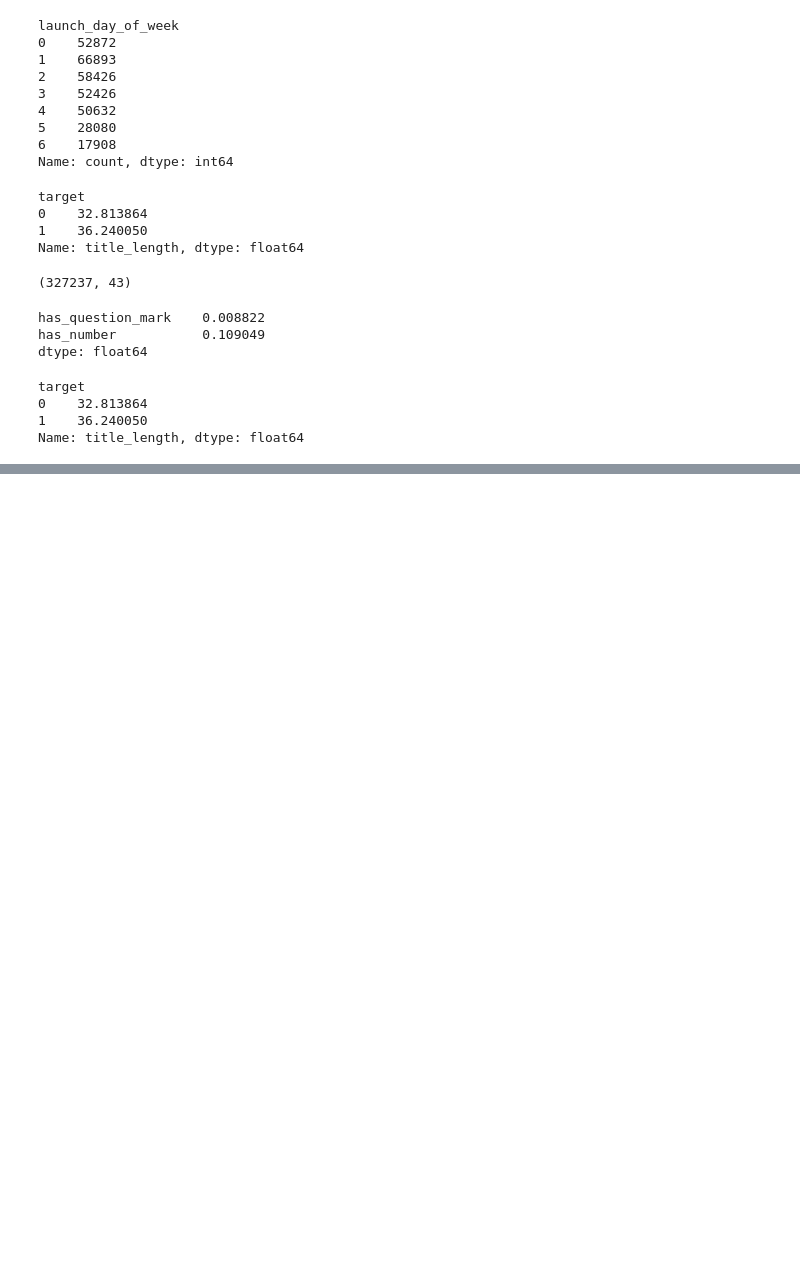
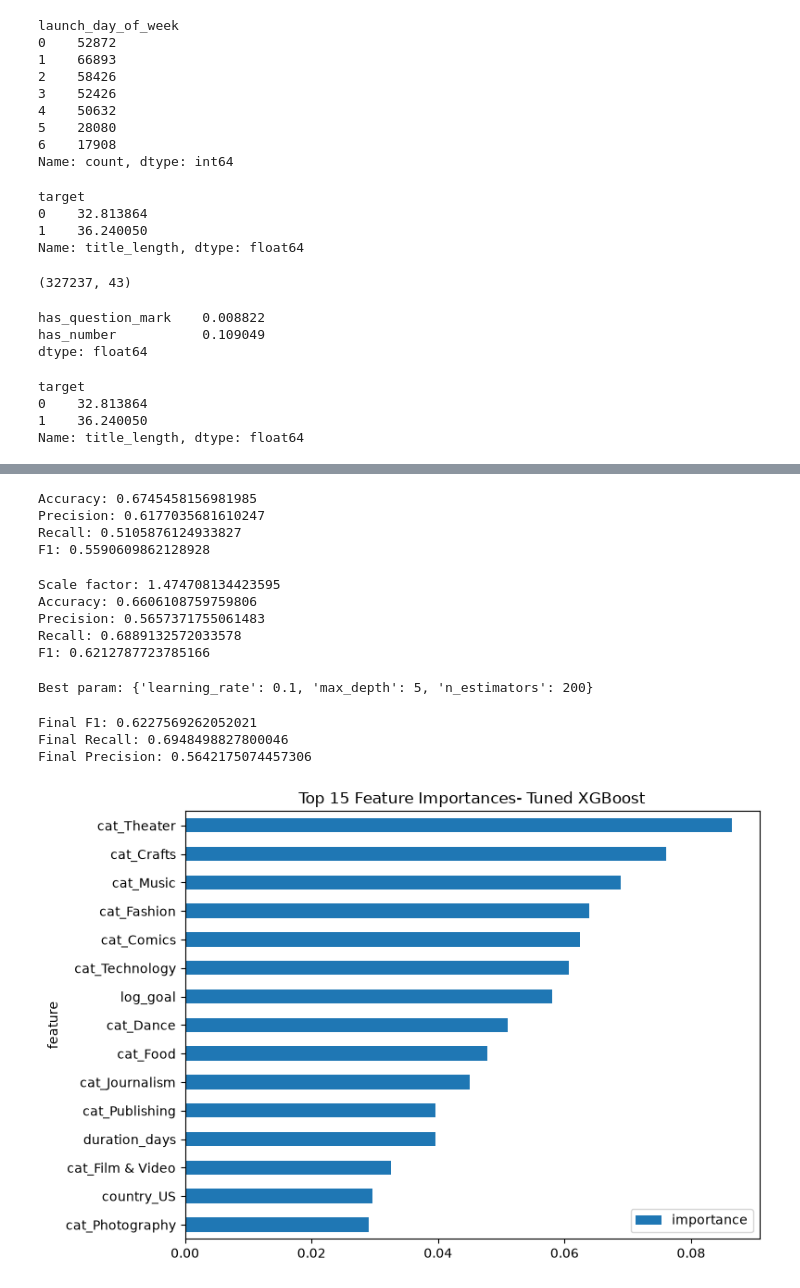
Before and after one commit to Soumya-205/WillItFund, a Jupyter notebook: notebooks/01_explorarion.ipynb, the cells around one changed output, grey strips where cells are left out. Cells and saved outputs as stored; diff of their text form; code cells hidden in the pictures; blank space fills up the shorter version.

Commit message:
final README with inline plots, project complete - final model F1=0.623

```diff
--- a/notebooks/01_explorarion.ipynb
+++ b/notebooks/01_explorarion.ipynb
@@ -400,0 +411,3 @@ Name: title_length, dtype: float64
+# %%
+features=features.dropna()
+features.shape
@@ -400,0 +497,73 @@ Name: title_length, dtype: float64
+# %%
+from xgboost import XGBClassifier
+
+xgb=XGBClassifier(n_estimators=200, random_state=42, eval_metric="logloss")
+xgb.fit(X_train, y_train)
+y_pred_xgb=xgb.predict(X_test)
+
+print("Accuracy:", accuracy_score(y_test, y_pred_xgb))
+print("Precision:", precision_score(y_test, y_pred_xgb))
+print("Recall:", recall_score(y_test, y_pred_xgb))
+print("F1:", f1_score(y_test, y_pred_xgb))
+# %% [output]
+Accuracy: 0.6745458156981985
+Precision: 0.6177035681610247
+Recall: 0.5105876124933827
+F1: 0.5590609862128928
+# %%
+scale=(y_train==0).sum()/(y_train==1).sum()
+print("Scale factor:", scale)
+
+xgb_weighted=XGBClassifier(n_estimators=200, random_state=42, eval_metric="logloss", scale_pos_weight=scale)
+xgb_weighted.fit(X_train, y_train)
+y_pred_weighted=xgb_weighted.predict(X_test)
+
+print("Accuracy:", accuracy_score(y_test, y_pred_weighted))
+print("Precision:", precision_score(y_test, y_pred_weighted))
+print("Recall:", recall_score(y_test, y_pred_weighted))
+print("F1:", f1_score(y_test, y_pred_weighted))
+# %% [output]
+Scale factor: 1.474708134423595
+Accuracy: 0.6606108759759806
+Precision: 0.5657371755061483
+Recall: 0.6889132572033578
+F1: 0.6212787723785166
+# %%
+from sklearn.model_selection import GridSearchCV
+
+param_grid={
+    "max_depth": [3,5,7],
+    "n_estimators": [100, 200],
+    "learning_rate": [0.05, 0.1]
+}
+
+grid=GridSearchCV(
+    XGBClassifier(random_state=42, eval_metric="logloss", scale_pos_weight=scale),param_grid, cv=3,scoring="f1", n_jobs=-1
+)
+grid.fit(X_train, y_train)
+
+print("Best param:", grid.best_params_)
+best_model=grid.best_estimator_
+# %% [output]
+Best param: {'learning_rate': 0.1, 'max_depth': 5, 'n_estimators': 200}
+# %%
+y_pred_final=best_model.predict(X_test)
+print("Final F1:", f1_score(y_test, y_pred_final))
+print("Final Recall:", recall_score(y_test, y_pred_final))
+print("Final Precision:", precision_score(y_test, y_pred_final))
+# %% [output]
+Final F1: 0.6227569262052021
+Final Recall: 0.6948498827800046
+Final Precision: 0.5642175074457306
+# %%
+importances=pd.DataFrame({
+    "feature": X_train.columns,
+    "importance": best_model.feature_importances_
+}).sort_values("importance", ascending=False)
+
+importances.head(15).plot(kind="barh", x="feature", y="importance", figsize=(8, 6))
+plt.gca().invert_yaxis()
+plt.title("Top 15 Feature Importances- Tuned XGBoost")
+plt.show()
+# %% [output]
+[figure, added]
```
Also changed, not shown: parts of 8 cells of this notebook, 7 other files.
